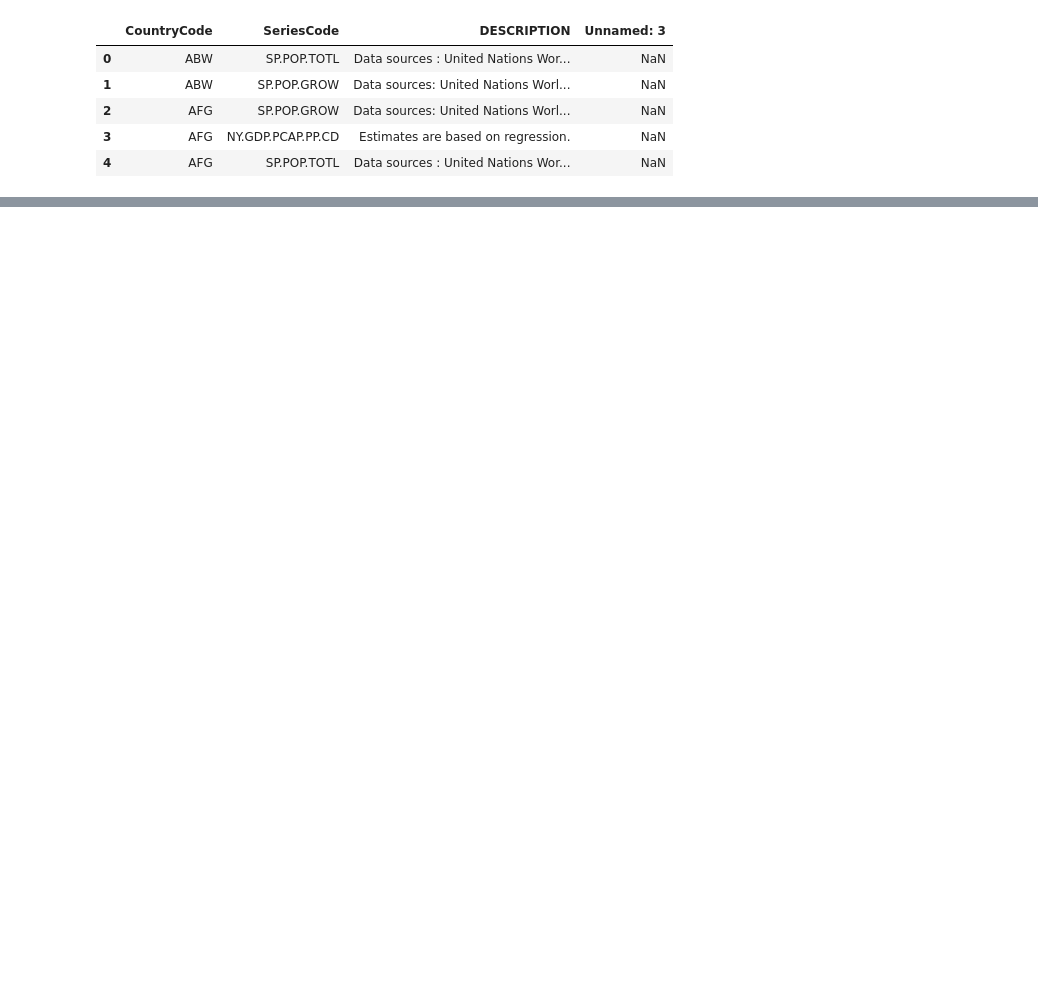
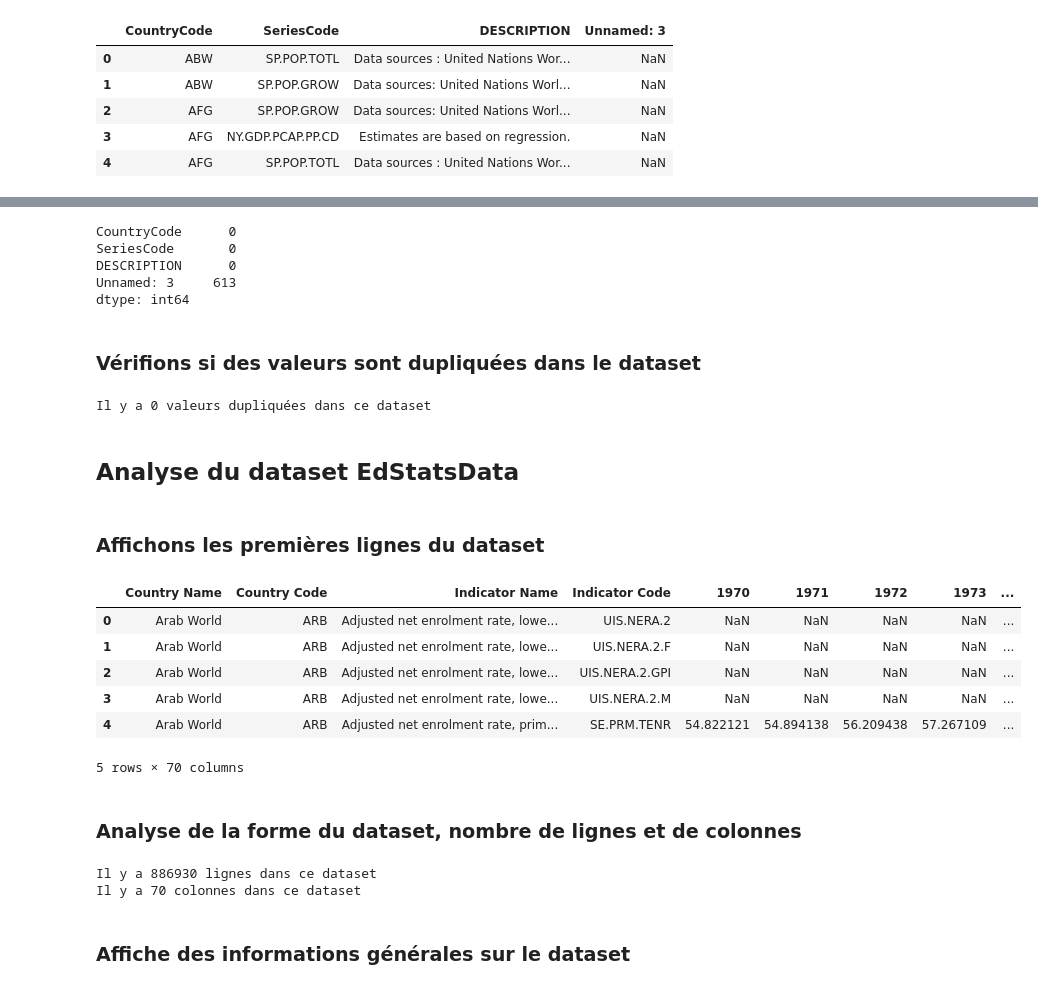
Before and after one commit to lalende/OpenClassRooms-Certification-Data-Scientist, a Jupyter notebook: Projet 2 - Analysez des données de systèmes éducatifs/Projet 2.ipynb, the cells around one changed output, grey strips where cells are left out. Cells and saved outputs as stored; diff of their text form; code cells hidden in the pictures; blank space fills up the shorter version.

```diff
--- a/Projet 2 - Analysez des données de systèmes éducatifs/Projet 2.ipynb
+++ b/Projet 2 - Analysez des données de systèmes éducatifs/Projet 2.ipynb
@@ -132,0 +179,41 @@ country_series_df.head()
+# %%
+country_series_df.isnull().sum()
+# %% [output]
+CountryCode      0
+SeriesCode       0
+DESCRIPTION      0
+Unnamed: 3     613
+dtype: int64
+# %% [markdown]
+### Vérifions si des valeurs sont dupliquées dans le dataset
+# %%
+country_series_df_duplicate = country_series_df[country_series_df.duplicated()]
+print(f"Il y a {country_series_df_duplicate.shape[0]} valeurs dupliquées dans ce dataset")
+# %% [output]
+Il y a 0 valeurs dupliquées dans ce dataset
+# %% [markdown]
+## Analyse du dataset EdStatsData
+# %% [markdown]
+### Affichons les premières lignes du dataset
+# %%
+data_df.head()
+# %% [output]
+|  | Country Name | Country Code | Indicator Name | Indicator Code | 1970 | 1971 | 1972 | 1973 | ... |
+| 0 | Arab World | ARB | Adjusted net enrolment rate, lowe... | UIS.NERA.2 | NaN | NaN | NaN | NaN | ... |
+| 1 | Arab World | ARB | Adjusted net enrolment rate, lowe... | UIS.NERA.2.F | NaN | NaN | NaN | NaN | ... |
+| 2 | Arab World | ARB | Adjusted net enrolment rate, lowe... | UIS.NERA.2.GPI | NaN | NaN | NaN | NaN | ... |
+| 3 | Arab World | ARB | Adjusted net enrolment rate, lowe... | UIS.NERA.2.M | NaN | NaN | NaN | NaN | ... |
+| 4 | Arab World | ARB | Adjusted net enrolment rate, prim... | SE.PRM.TENR | 54.822121 | 54.894138 | 56.209438 | 57.267109 | ... |
+5 rows × 70 columns
+# %% [markdown]
+### Analyse de la forme du dataset, nombre de lignes et de colonnes
+# %%
+nombre_lignes = data_df.shape[0]
+print(f"Il y a {nombre_lignes} lignes dans ce dataset")
+nombre_colonnes = data_df.shape[1]
+print(f"Il y a {nombre_colonnes} colonnes dans ce dataset")
+# %% [output]
+Il y a 886930 lignes dans ce dataset
+Il y a 70 colonnes dans ce dataset
+# %% [markdown]
+### Affiche des informations générales sur le dataset
```
Also changed, not shown: parts of 156 cells of this notebook.
